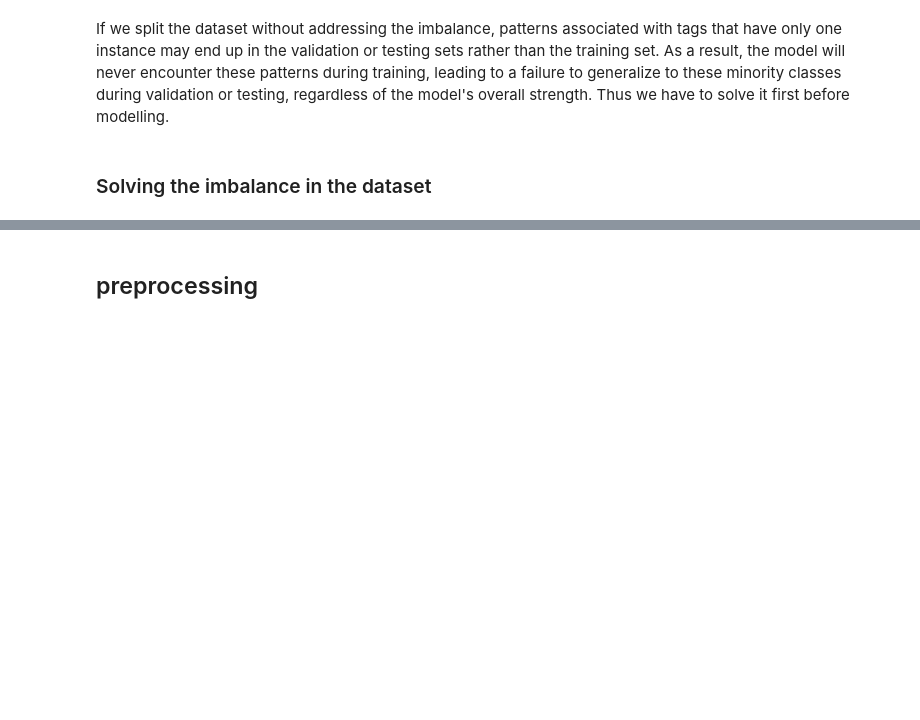
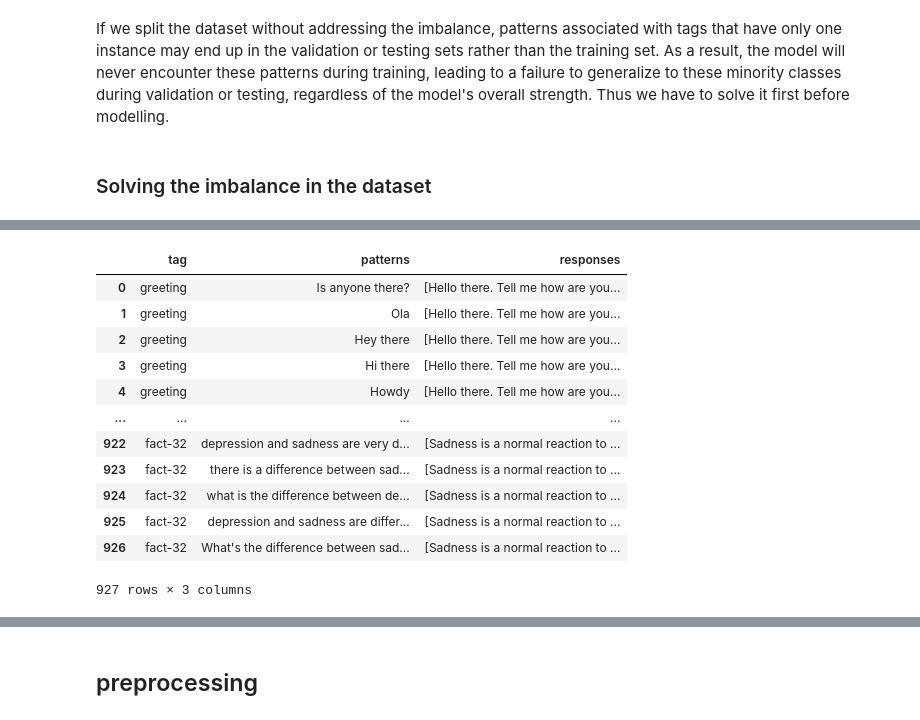
Before and after one commit to Selim9-9/Chatbot-For-Mental-Health, a Jupyter notebook: ChatBot.ipynb, the cells around one changed output, grey strips where cells are left out. Cells and saved outputs as stored; diff of their text form; code cells hidden in the pictures; blank space fills up the shorter version.

```diff
--- a/ChatBot.ipynb
+++ b/ChatBot.ipynb
@@ -166,0 +122,26 @@ import matplotlib.pyplot as plt
+# %%
+with open("data augmentation/pegasus_new_data.json") as f:
+    data2 = json.load(f)
+dic2  = {"tag":[] ,"patterns":[], "responses":[]}
+for example in data2['intents']:
+    for pattern in example["patterns"]:
+        dic2["patterns"].append(pattern)
+        dic2["tag"].append(example["tag"])
+        dic2["responses"].append(example["responses"])
+
+df2 = pd.DataFrame.from_dict(dic2)
+df2
+# %% [output]
+|  | tag | patterns | responses |
+| 0 | greeting | Is anyone there? | [Hello there. Tell me how are you... |
+| 1 | greeting | Ola | [Hello there. Tell me how are you... |
+| 2 | greeting | Hey there | [Hello there. Tell me how are you... |
+| 3 | greeting | Hi there | [Hello there. Tell me how are you... |
+| 4 | greeting | Howdy | [Hello there. Tell me how are you... |
+| ... | ... | ... | ... |
+| 922 | fact-32 | depression and sadness are very d... | [Sadness is a normal reaction to ... |
+| 923 | fact-32 | there is a difference between sad... | [Sadness is a normal reaction to ... |
+| 924 | fact-32 | what is the difference between de... | [Sadness is a normal reaction to ... |
+| 925 | fact-32 | depression and sadness are differ... | [Sadness is a normal reaction to ... |
+| 926 | fact-32 | What's the difference between sad... | [Sadness is a normal reaction to ... |
+927 rows × 3 columns
```
Also changed, not shown: parts of 18 cells of this notebook.
